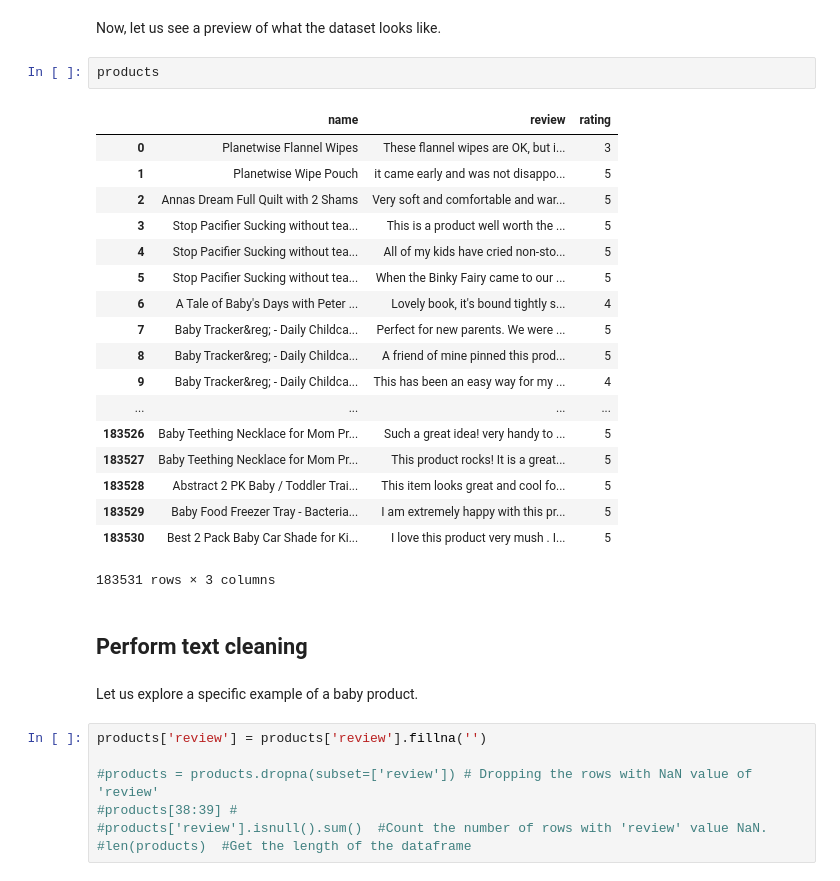
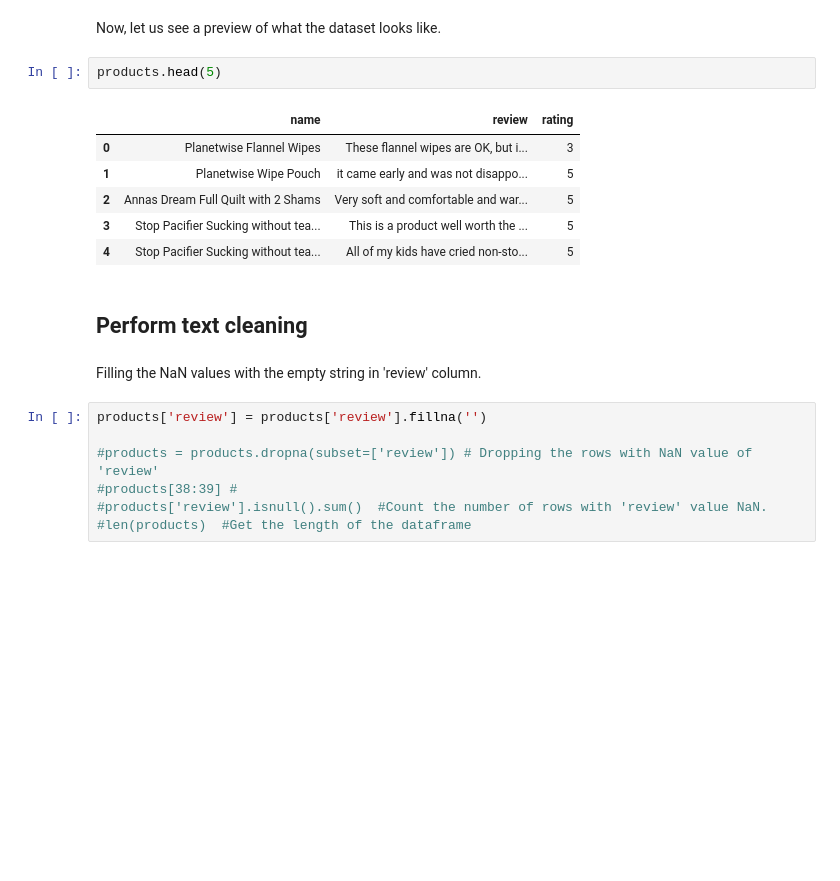
Before and after one commit to anjali-chadha/ML-University-of-Washington, a Jupyter notebook: 02Classification/Week1/module-2-linear-classifier-assignment-blank.ipynb, the cells around one changed output. Saved outputs shown, nothing was run; the diff lists cells and outputs as text; blank space fills up the shorter version.

```diff
--- a/02Classification/Week1/module-2-linear-classifier-assignment-blank.ipynb
+++ b/02Classification/Week1/module-2-linear-classifier-assignment-blank.ipynb
@@ -32,30 +32,18 @@ products = pd.read_csv('amazon_baby.csv')
 # %% [markdown]
 Now, let us see a preview of what the dataset looks like.
 # %%
-products
+products.head(5)
 # %% [output]
 |  | name | review | rating |
 | 0 | Planetwise Flannel Wipes | These flannel wipes are OK, but i... | 3 |
 | 1 | Planetwise Wipe Pouch | it came early and was not disappo... | 5 |
 | 2 | Annas Dream Full Quilt with 2 Shams | Very soft and comfortable and war... | 5 |
 | 3 | Stop Pacifier Sucking without tea... | This is a product well worth the ... | 5 |
 | 4 | Stop Pacifier Sucking without tea... | All of my kids have cried non-sto... | 5 |
-| 5 | Stop Pacifier Sucking without tea... | When the Binky Fairy came to our ... | 5 |
-| 6 | A Tale of Baby's Days with Peter ... | Lovely book, it's bound tightly s... | 4 |
-| 7 | Baby Tracker&reg; - Daily Childca... | Perfect for new parents. We were ... | 5 |
-| 8 | Baby Tracker&reg; - Daily Childca... | A friend of mine pinned this prod... | 5 |
-| 9 | Baby Tracker&reg; - Daily Childca... | This has been an easy way for my ... | 4 |
-| ... | ... | ... | ... |
-| 183526 | Baby Teething Necklace for Mom Pr... | Such a great idea! very handy to ... | 5 |
-| 183527 | Baby Teething Necklace for Mom Pr... | This product rocks! It is a great... | 5 |
-| 183528 | Abstract 2 PK Baby / Toddler Trai... | This item looks great and cool fo... | 5 |
-| 183529 | Baby Food Freezer Tray - Bacteria... | I am extremely happy with this pr... | 5 |
-| 183530 | Best 2 Pack Baby Car Shade for Ki... | I love this product very mush . I... | 5 |
-183531 rows × 3 columns
 # %% [markdown]
 ## Perform text cleaning
-# %% [markdown]
-Let us explore a specific example of a baby product.
+# %% [markdown]
+Filling the NaN values with the empty string in 'review' column.
 # %%
 products['review'] = products['review'].fillna('')
 
```
Also changed, not shown: parts of 3 cells of this notebook.
